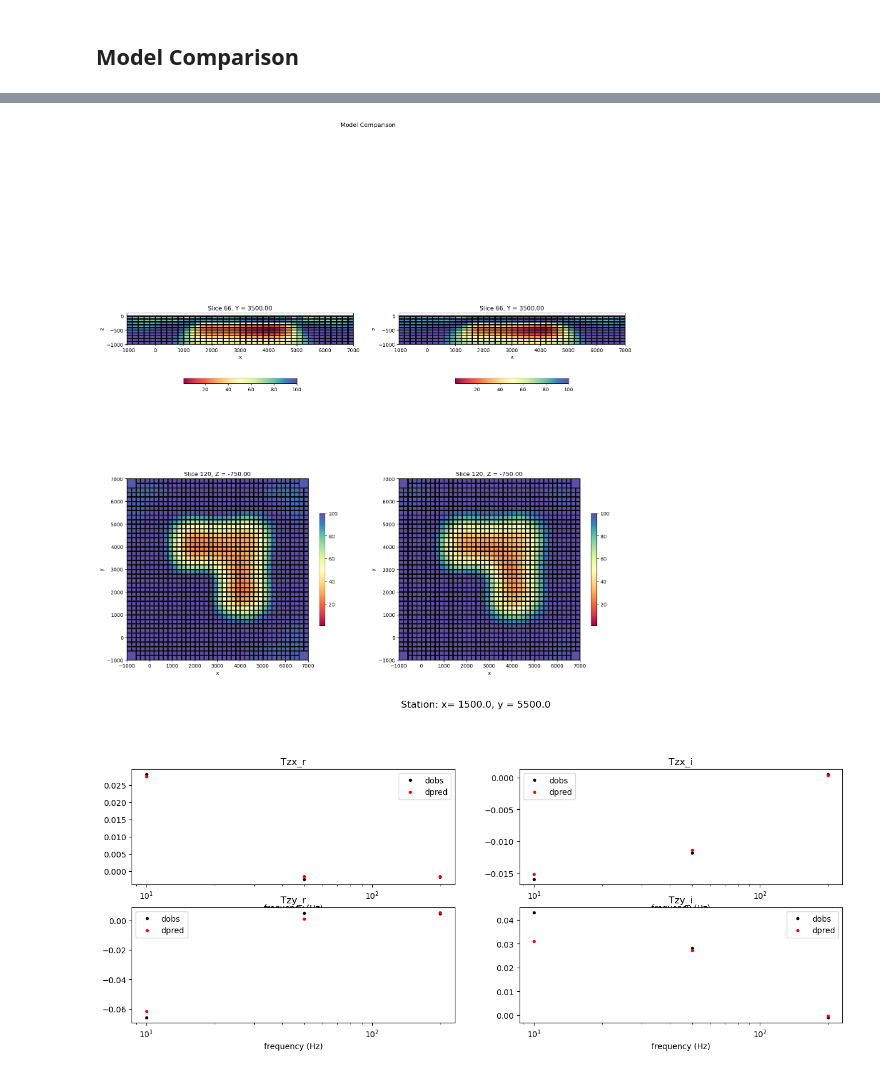
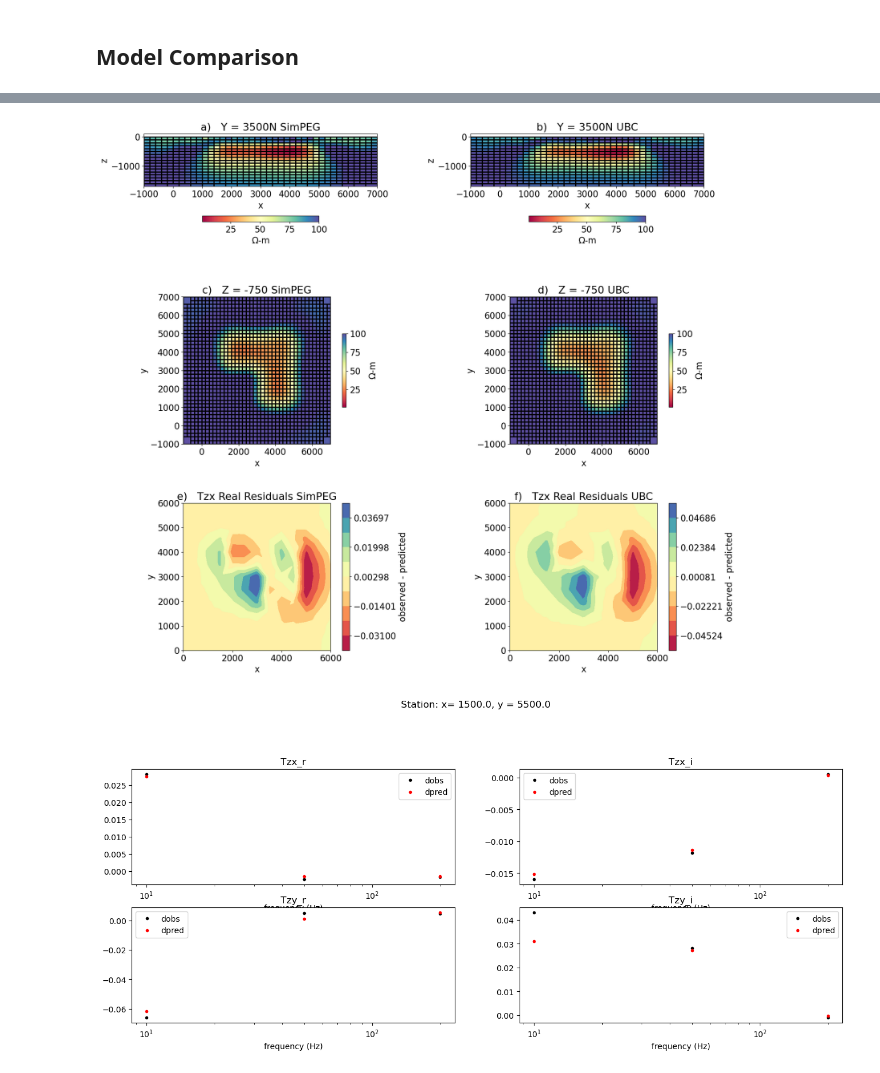
Before and after one commit to simpeg-research/heagy-et-al-2023-aem, a Jupyter notebook: mt/airborne_tipper/nsem-inversion-notebook.ipynb, the cells around one changed output, grey strips where cells are left out. Saved outputs shown, nothing was run; the diff lists cells and outputs as text; code cells hidden in the pictures.

```diff
--- a/mt/airborne_tipper/nsem-inversion-notebook.ipynb
+++ b/mt/airborne_tipper/nsem-inversion-notebook.ipynb
@@ -227,6 +221,7 @@ source_list = src_list
 models = {
 
     "L_block": np.log(model[active]),
+    "half_space": np.log(sigBG[active])
 }
 
 fields = {}
@@ -596,47 +520,98 @@ print(invProb.phi_d)
 # %%
 cond_est = np.ones(mesh.nC)
-cond_est[active] = np.exp(np.load(r"007-InversionModel-2023-04-14-17-21.npy"))
-# modeli = np.ones(mesh.nC)
+cond_est[active] = np.exp(np.load(r"007-InversionModel-2023-04-15-00-16.npy"))
+
 modeli = 1 / cond_est
 modeli[~active] = np.nan
 modeli_ubc = 1 / ubc_model
 modeli_ubc[~active] = np.nan
 
 plt.figure(figsize=(18, 18))
-plt.suptitle('Model Comparison')
-ax = plt.subplot(2, 2, 1)
-collect_obj = mesh.plot_slice(modeli, ax=ax, ind=int(66), grid=True, normal='Y', clim=[1, 100], pcolor_opts={'cmap':'Spectral'})
-color_bar = plt.colorbar(collect_obj[0], shrink=0.5, orientation='horizontal')
+# plt.suptitle('Model Comparison')
+ax = plt.subplot(3, 2, 1)
+collect_obj = mesh.plot_slice(modeli, ax=ax, ind=int(66), grid=True, normal='Y', clim=[1, 100], pcolor_opts={'cmap':'Spectral'}, title='wtf')
+color_bar = plt.colorbar(collect_obj[0], shrink=0.5, orientation='horizontal', label='$\Omega$-m', pad=0.2)
 ax.set_xlim([-1000, 7000])
-ax.set_ylim([-1000, 100])
+ax.set_ylim([-1700, 100])
 ax.set_aspect('equal')
+ax.set_title('a)   Y = 3500N SimPEG')
 
-ax1 = plt.subplot(2, 2, 2)
+ax1 = plt.subplot(3, 2, 2)
 collect_obj1 = mesh.plot_slice(modeli_ubc, ax=ax1, ind=int(66), grid=True, normal='Y', clim=[1, 100], pcolor_opts={'cmap':'Spectral'})
-color_bar1 = plt.colorbar(collect_obj1[0], shrink=0.5, orientation='horizontal')
+color_bar1 = plt.colorbar(collect_obj1[0], shrink=0.5, orientation='horizontal', label='$\Omega$-m', pad=0.2)
 ax1.set_xlim([-1000, 7000])
-ax1.set_ylim([-1000, 100])
+ax1.set_ylim([-1700, 100])
 ax1.set_aspect('equal')
+ax1.set_title('b)   Y = 3500N UBC')
 
-ax2 = plt.subplot(2, 2, 3)
+ax2 = plt.subplot(3, 2, 3)
 collect_obj2 = mesh.plot_slice(modeli, ax=ax2, ind=int(120), grid=True, normal='Z', clim=[1, 100], pcolor_opts={'cmap':'Spectral'})
-color_bar2 = plt.colorbar(collect_obj2[0], shrink=0.5)
+color_bar2 = plt.colorbar(collect_obj2[0], shrink=0.5, label='$\Omega$-m')
 ax2.set_xlim([-1000, 7000])
 ax2.set_ylim([-1000, 7000])
 ax2.set_aspect('equal')
+ax2.set_title('c)   Z = -750 SimPEG')
 
-ax3 = plt.subplot(2, 2, 4)
+ax3 = plt.subplot(3, 2, 4)
 collect_obj3 = mesh.plot_slice(modeli_ubc, ax=ax3, ind=int(120), grid=True, normal='Z', clim=[1, 100], pcolor_opts={'cmap':'Spectral'})
-color_bar3 = plt.colorbar(collect_obj3[0], shrink=0.5)
+color_bar3 = plt.colorbar(collect_obj3[0], shrink=0.5, label='$\Omega$-m')
 ax3.set_xlim([-1000, 7000])
 ax3.set_ylim([-1000, 7000])
 ax3.set_aspect('equal')
+ax3.set_title('d)   Z = -750 UBC')
 
+# need to add residual map
+
+num_sets = int(fwd_data.dobs.shape[0] / 3.)
+dnew = np.reshape(fwd_data.dobs, (3, num_sets))
+dpred_new = np.reshape(invProb.dpred, (3, num_sets))
+d_wd = dmis.W.diagonal()
+Wd_new = np.reshape(d_wd, (3, num_sets))
+ax4 = plt.subplot(3, 2, 5)
+ax5 = plt.subplot(3, 2, 6)
+cnt = 0
+for freq in [freqs[0]]:
+    cnt_comp = 0
+    # fig1 = plt.figure(figsize=(18, 14))
+    for rx_orientation in range(len(comps_)):
+
+        if comps_[rx_orientation] == 'Tzx_r':
+
+            residual = (dnew[cnt, num_station*rx_orientation:num_station*(rx_orientation + 1)] -
+                        dpred_new[cnt, num_station*rx_orientation:num_station*(rx_orientation + 1)])
+            im = utils.plot_utils.plot2Ddata(receivers, residual, ax=ax4, contourOpts={'cmap':'Spectral'})
+            ax4.set_title(f"e)   Tzx Real Residuals SimPEG")
+            ax4.set_xlabel('x')
+            ax4.set_ylabel('y')
+            plt.colorbar(im[0], label='observed - predicted')
+
+            residual_ubc = -(ubc_dnew[cnt, num_station*rx_orientation:num_station*(rx_orientation + 1)] -
+                            ubc_dpred[cnt, num_station*rx_orientation:num_station*(rx_orientation + 1)])
+            im = utils.plot_utils.plot2Ddata(receivers, residual_ubc, ax=ax5, contourOpts={'cmap':'Spectral'})
+            ax5.set_title(f"f)   Tzx Real Residuals UBC")
+            ax5.set_xlabel('x')
+            ax5.set_ylabel('y')
+            plt.colorbar(im[0], label='observed - predicted')
+
+            cnt_comp += 1
+
+        # elif comps_[rx_orientation] == 'Tzx_i':
+    cnt += 1
+
+
+
+# fig.tight_layout(pad=15.0)
+plt.subplots_adjust(left=0.1,
+                    bottom=0.1,
+                    right=0.9,
+                    top=0.9,
+                    wspace=0.4,
+                    hspace=0.4)
 plt.show()
 
 # print(mesh.nCz)
 # %% [output]
-[figure, old version]
+[figure, new version]
 # %%
 # plot dpred & dobs for specific station - checking fit of each frequency for a station
 num_sets = int(fwd_data.dobs.shape[0] / 3.)
```
Also changed, not shown: parts of 11 cells of this notebook, 1 other file.
